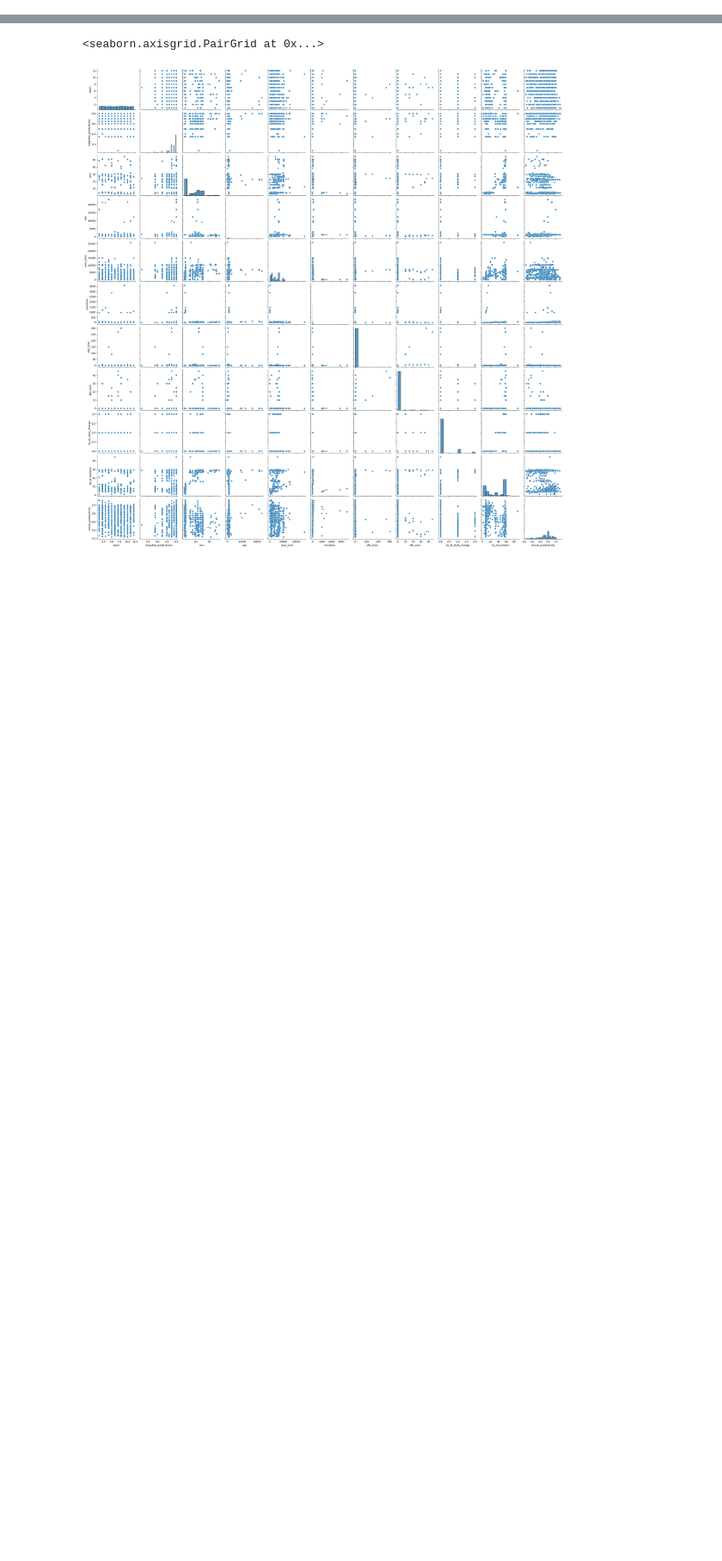
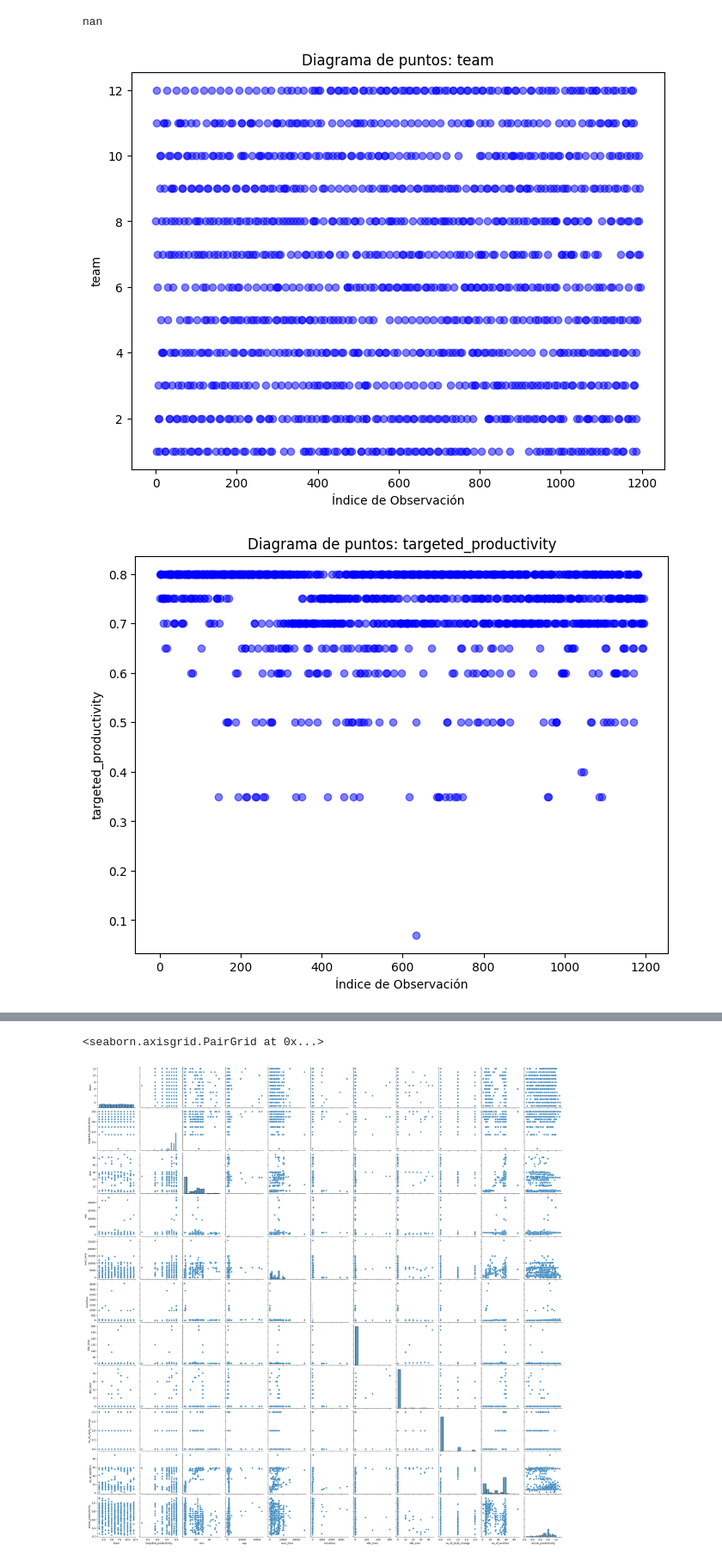
Before and after one commit to JuanMoreno2000/Proyecto1_actd, a Jupyter notebook: Proyecto1_Analitica.ipynb, the cells around one changed output, grey strips where cells are left out. Shown at 86% size. Drawn from its saved outputs; the diff is of its cells as text; code cells hidden in the pictures; blank space fills up the shorter version.

Commit message:
Cambio del manejo de datos faltantes

```diff
--- a/Proyecto1_Analitica.ipynb
+++ b/Proyecto1_Analitica.ipynb
@@ -60,0 +6,4 @@ Length: 1197, dtype: bool
+# %%
+data.head()
+data = data.drop('date', axis=1)
+data
@@ -60,0 +24,10 @@ Length: 1197, dtype: bool
+# %%
+# Especifica el valor y el caracter que deseas eliminar
+valor_a_eliminar = 'finishing ' # Reemplaza 'valor_a_eliminar' con el valor específico que deseas filtrar
+caracter_a_eliminar = ' '  # Reemplaza 'caracter_a_eliminar' con el caracter que deseas eliminar
+
+# Reemplazar el caracter en las celdas con el valor especificado
+data['department'] = data['department'].str.replace(caracter_a_eliminar, '')
+
+# Imprimir el DataFrame actualizado
+# print(data)
@@ -60,0 +74,4 @@ Length: 1197, dtype: bool
+# %%
+# Calcular el valor promedio de 'wip' para cada equipo
+promedio_wip_por_equipo = data.groupby('team')['wip'].mean()
+promedio_wip_por_equipo
@@ -60,0 +93,31 @@ Length: 1197, dtype: bool
+# %%
+data.iloc[1,6]
+# %% [output]
+nan
+# %%
+datac = data# Recorrer las filas de la columna 'wip'
+for indice, valor_wip in enumerate(datac['wip']):
+    # Verificar si el valor de 'wip' en la fila actual es nulo o faltante
+    if pd.isnull(valor_wip):
+        equipo = datac.iloc[indice, 3]
+        media = promedio_wip_por_equipo[equipo]
+        print(indice), print(equipo)
+        datac.iloc[indice, 6] = media
+datac.head(50)
+data = datac
+# %%
+import matplotlib.pyplot as plt
+
+numeric_variables = data.select_dtypes(include=['float64', 'int64'])
+
+# Generar diagrama de puntos para cada variable numérica
+for column in numeric_variables.columns:
+    plt.figure(figsize=(8, 6))
+    plt.scatter(data.index, data[column], alpha=0.5, color='blue')
+    plt.title(f'Diagrama de puntos: {column}')
+    plt.xlabel('Índice de Observación')
+    plt.ylabel(column)
+    plt.show()
+# %% [output]
+[figure, added]
+[figure, added]
```
Also changed, not shown: parts of 13 cells of this notebook.
